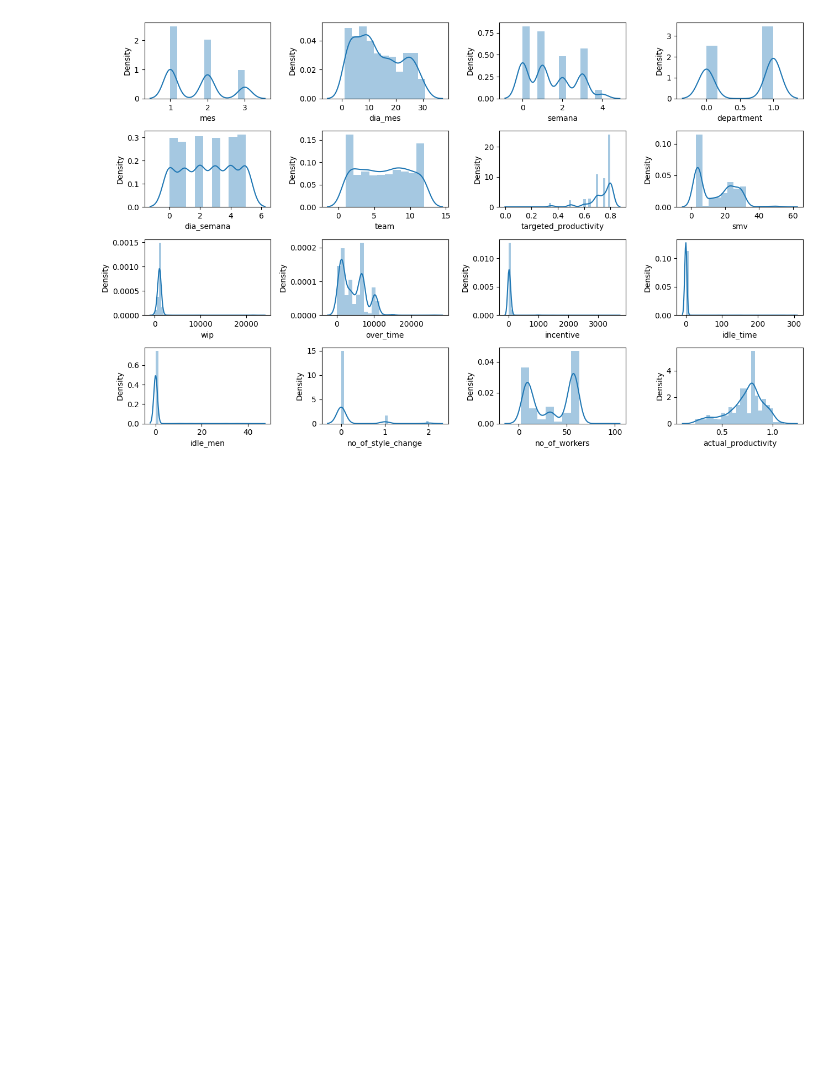
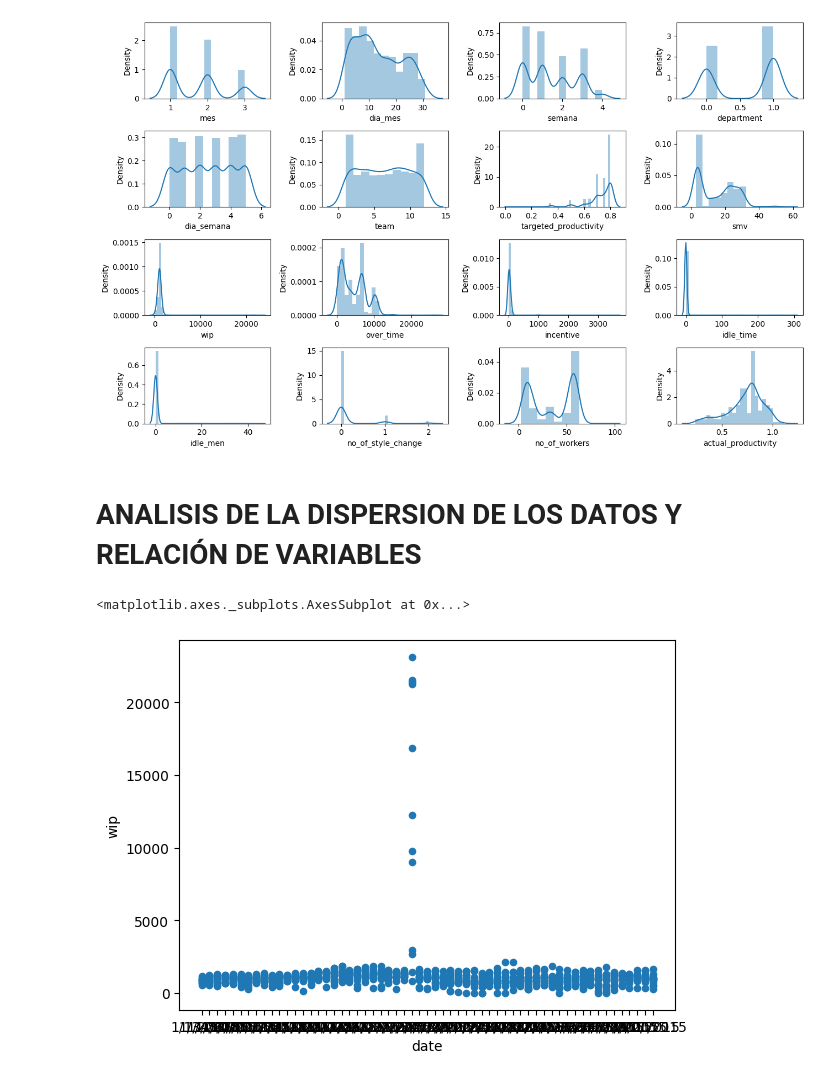
Before and after one commit to darwinpadilla/Grupo_Productivity_Prediction, a Jupyter notebook: Grupo_Productivity_Prediction.ipynb, the cells around one changed output. Saved outputs shown, nothing was run; the diff lists cells and outputs as text; code cells hidden in the pictures; blank space fills up the shorter version.

Commit message:
1.9.-Análisis estadístico -parte2

```diff
--- a/Grupo_Productivity_Prediction.ipynb
+++ b/Grupo_Productivity_Prediction.ipynb
@@ -1791,3 +1791,15 @@ for column, axe in zip(dataset, axes.flatten()):
 plt.tight_layout()
 # %% [output]
 [figure]
+# %% [markdown]
+# ANALISIS DE LA DISPERSION DE LOS DATOS Y RELACIÓN DE VARIABLES
+# %%
+# DP GIT. 1.9 Análisis estadistico PARTE 2
+# DP Explicación: Se aprecian los outlayers en el proceso WIP en el día 02 de febrero.
+#DP. Ver la forma de dispersión de los datos de wip vs fechas y ver los datos extraños
+datos = pd.read_csv("garments_worker_productivity.csv")
+dfwip = datos[["date","wip"]]
+dfwip.plot.scatter(x="date", y="wip", alpha=1)
+# %% [output]
+<matplotlib.axes._subplots.AxesSubplot at 0x...>
+[figure, added]
```
Also changed, not shown: parts of 8 cells of this notebook.
